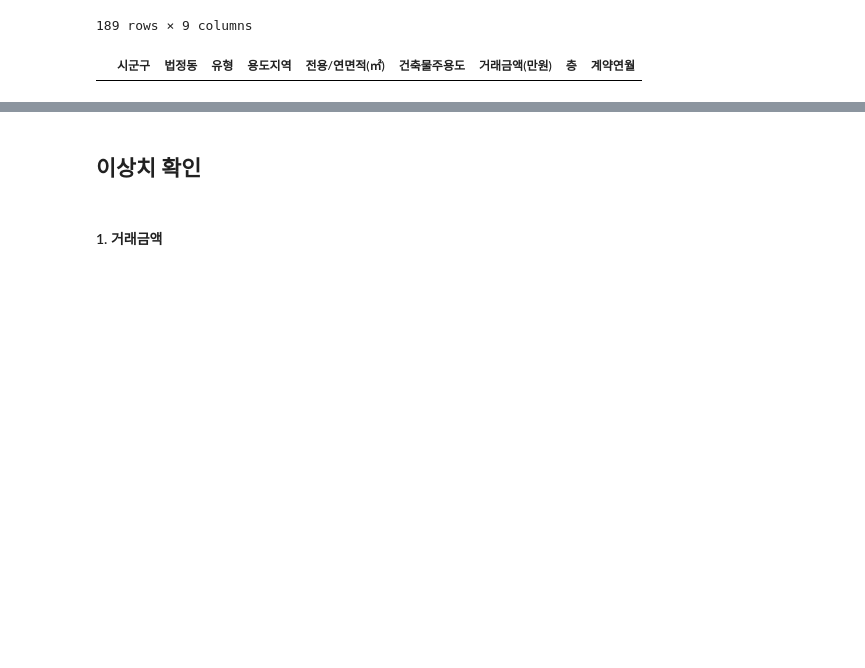
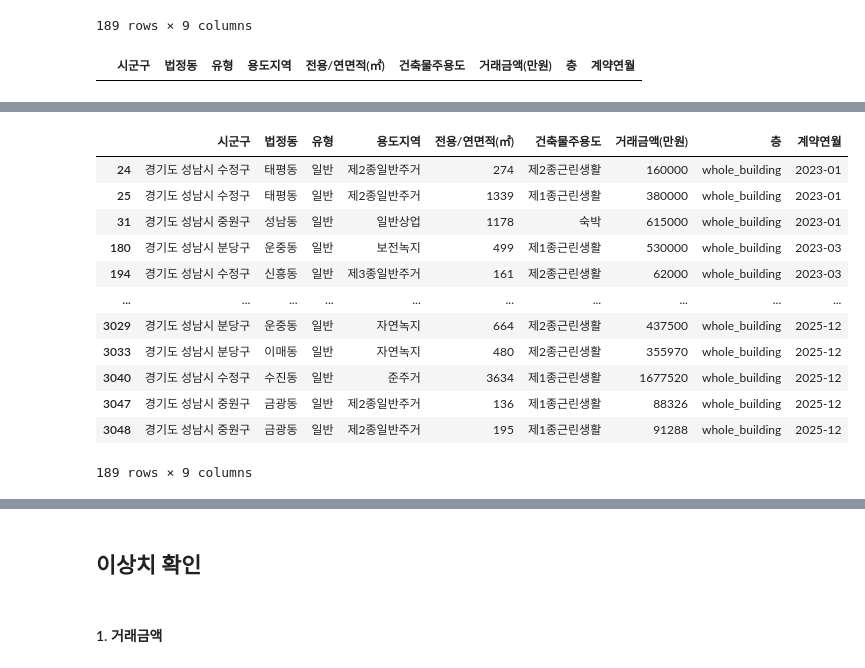
Before and after one commit to bulsajo1/final_project, a Jupyter notebook: eunbi/new_거래량_2차 전처리.ipynb, the cells around one changed output, grey strips where cells are left out. Cells and saved outputs as stored; diff of their text form; code cells hidden in the pictures; blank space fills up the shorter version.

```diff
--- a/eunbi/new_거래량_2차 전처리.ipynb
+++ b/eunbi/new_거래량_2차 전처리.ipynb
@@ -189,0 +210,16 @@ trans_df[(trans_df['유형'] == '일반') & (trans_df['층'].notna())]
+# %%
+trans_df.loc[(trans_df['유형'] == '일반') & (trans_df['층'] == 'whole_building')]
+# %% [output]
+|  | 시군구 | 법정동 | 유형 | 용도지역 | 전용/연면적(㎡) | 건축물주용도 | 거래금액(만원) | 층 | 계약연월 |
+| 24 | 경기도 성남시 수정구 | 태평동 | 일반 | 제2종일반주거 | 274 | 제2종근린생활 | 160000 | whole_building | 2023-01 |
+| 25 | 경기도 성남시 수정구 | 태평동 | 일반 | 제2종일반주거 | 1339 | 제1종근린생활 | 380000 | whole_building | 2023-01 |
+| 31 | 경기도 성남시 중원구 | 성남동 | 일반 | 일반상업 | 1178 | 숙박 | 615000 | whole_building | 2023-01 |
+| 180 | 경기도 성남시 분당구 | 운중동 | 일반 | 보전녹지 | 499 | 제1종근린생활 | 530000 | whole_building | 2023-03 |
+| 194 | 경기도 성남시 수정구 | 신흥동 | 일반 | 제3종일반주거 | 161 | 제2종근린생활 | 62000 | whole_building | 2023-03 |
+| ... | ... | ... | ... | ... | ... | ... | ... | ... | ... |
+| 3029 | 경기도 성남시 분당구 | 운중동 | 일반 | 자연녹지 | 664 | 제2종근린생활 | 437500 | whole_building | 2025-12 |
+| 3033 | 경기도 성남시 분당구 | 이매동 | 일반 | 자연녹지 | 480 | 제2종근린생활 | 355970 | whole_building | 2025-12 |
+| 3040 | 경기도 성남시 수정구 | 수진동 | 일반 | 준주거 | 3634 | 제1종근린생활 | 1677520 | whole_building | 2025-12 |
+| 3047 | 경기도 성남시 중원구 | 금광동 | 일반 | 제2종일반주거 | 136 | 제1종근린생활 | 88326 | whole_building | 2025-12 |
+| 3048 | 경기도 성남시 중원구 | 금광동 | 일반 | 제2종일반주거 | 195 | 제1종근린생활 | 91288 | whole_building | 2025-12 |
+189 rows × 9 columns
```
Also changed, not shown: parts of 6 cells of this notebook.
